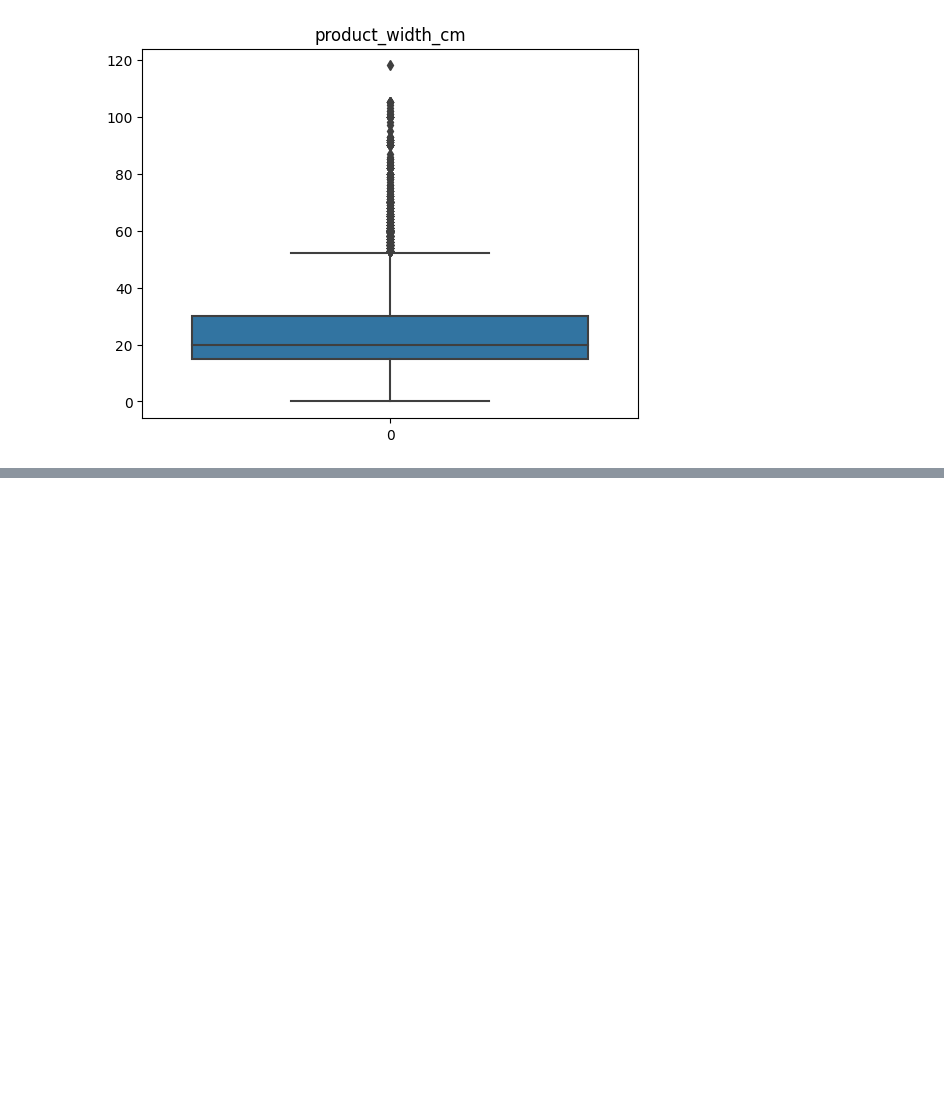
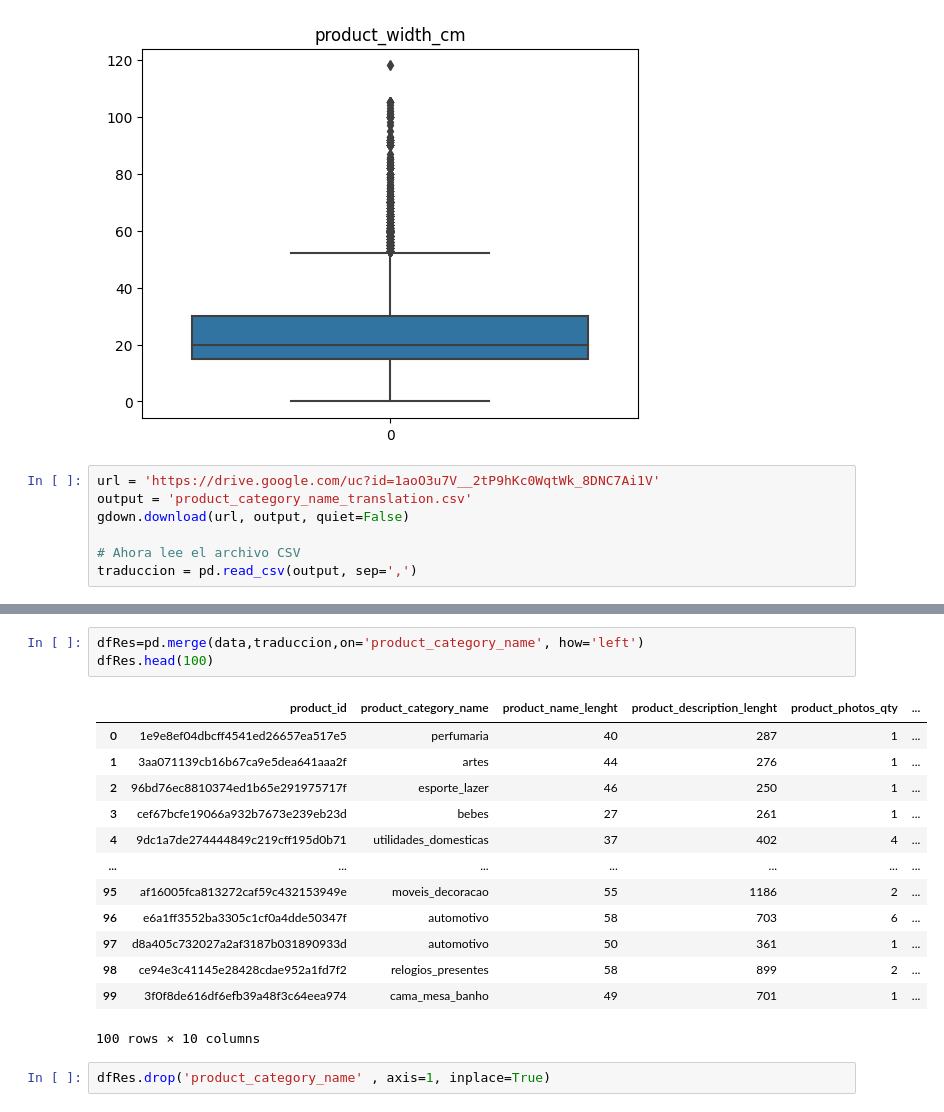
Before and after one commit to alitawe/TrabajoGrupalFinalHenry, a Jupyter notebook: Cuadernos/Copia de olist_products_dataset_limpieza.ipynb, the cells around one changed output, grey strips where cells are left out. Drawn from its saved outputs; the diff is of its cells as text; blank space fills up the shorter version.

```diff
--- a/Cuadernos/Copia de olist_products_dataset_limpieza.ipynb
+++ b/Cuadernos/Copia de olist_products_dataset_limpieza.ipynb
@@ -110,3 +110,10 @@ for e in columnas:
 [figure]
 [figure]
 [figure]
+# %%
+url = 'https://drive.google.com/uc?id=1aoO3u7V__2tP9hKc0WqtWk_8DNC7Ai1V'
+output = 'product_category_name_translation.csv'
+gdown.download(url, output, quiet=False)
+
+# Ahora lee el archivo CSV
+traduccion = pd.read_csv(output, sep=',')
@@ -112,0 +133,19 @@ for e in columnas:
+# %%
+dfRes=pd.merge(data,traduccion,on='product_category_name', how='left')
+dfRes.head(100)
+# %% [output]
+|  | product_id | product_category_name | product_name_lenght | product_description_lenght | product_photos_qty | ... |
+| 0 | 1e9e8ef04dbcff4541ed26657ea517e5 | perfumaria | 40 | 287 | 1 | ... |
+| 1 | 3aa071139cb16b67ca9e5dea641aaa2f | artes | 44 | 276 | 1 | ... |
+| 2 | 96bd76ec8810374ed1b65e291975717f | esporte_lazer | 46 | 250 | 1 | ... |
+| 3 | cef67bcfe19066a932b7673e239eb23d | bebes | 27 | 261 | 1 | ... |
+| 4 | 9dc1a7de274444849c219cff195d0b71 | utilidades_domesticas | 37 | 402 | 4 | ... |
+| ... | ... | ... | ... | ... | ... | ... |
+| 95 | af16005fca813272caf59c432153949e | moveis_decoracao | 55 | 1186 | 2 | ... |
+| 96 | e6a1ff3552ba3305c1cf0a4dde50347f | automotivo | 58 | 703 | 6 | ... |
+| 97 | d8a405c732027a2af3187b031890933d | automotivo | 50 | 361 | 1 | ... |
+| 98 | ce94e3c41145e28428cdae952a1fd7f2 | relogios_presentes | 58 | 899 | 2 | ... |
+| 99 | 3f0f8de616df6efb39a48f3c64eea974 | cama_mesa_banho | 49 | 701 | 1 | ... |
+100 rows × 10 columns
+# %%
+dfRes.drop('product_category_name' , axis=1, inplace=True)
```
Also changed, not shown: parts of 5 cells of this notebook, 5 other files.
